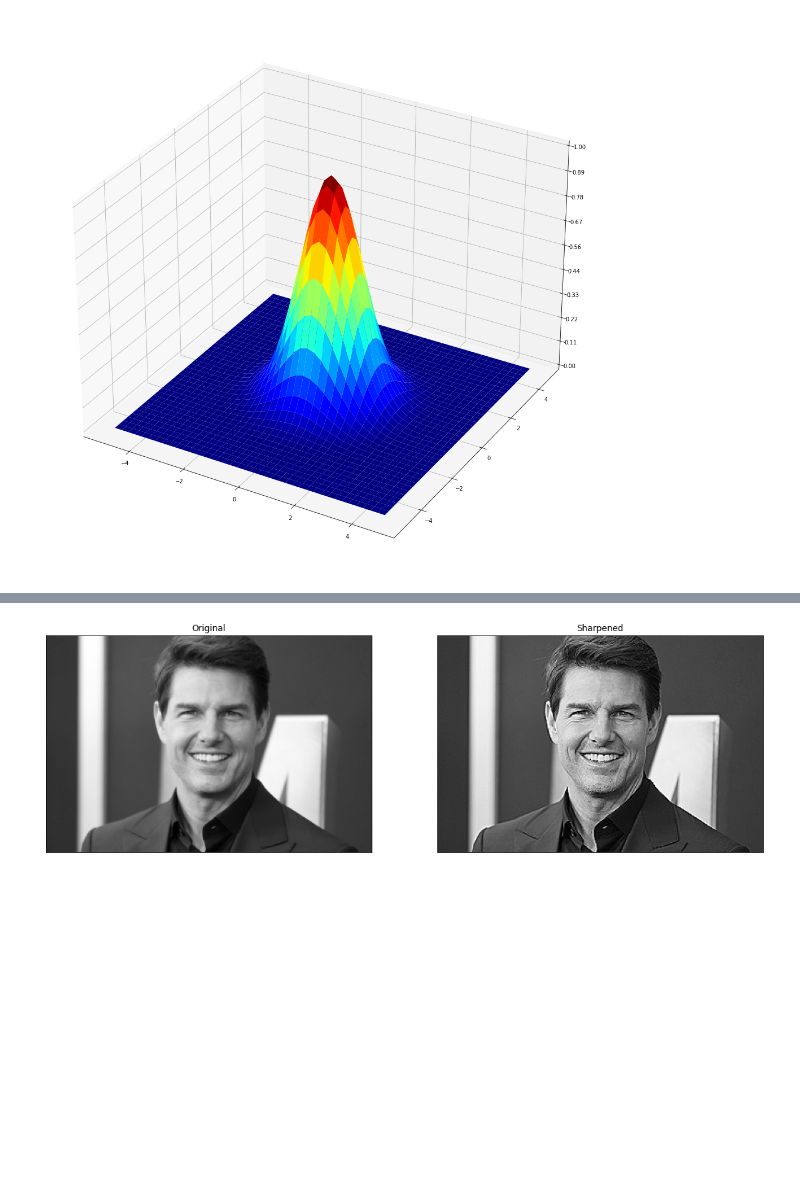
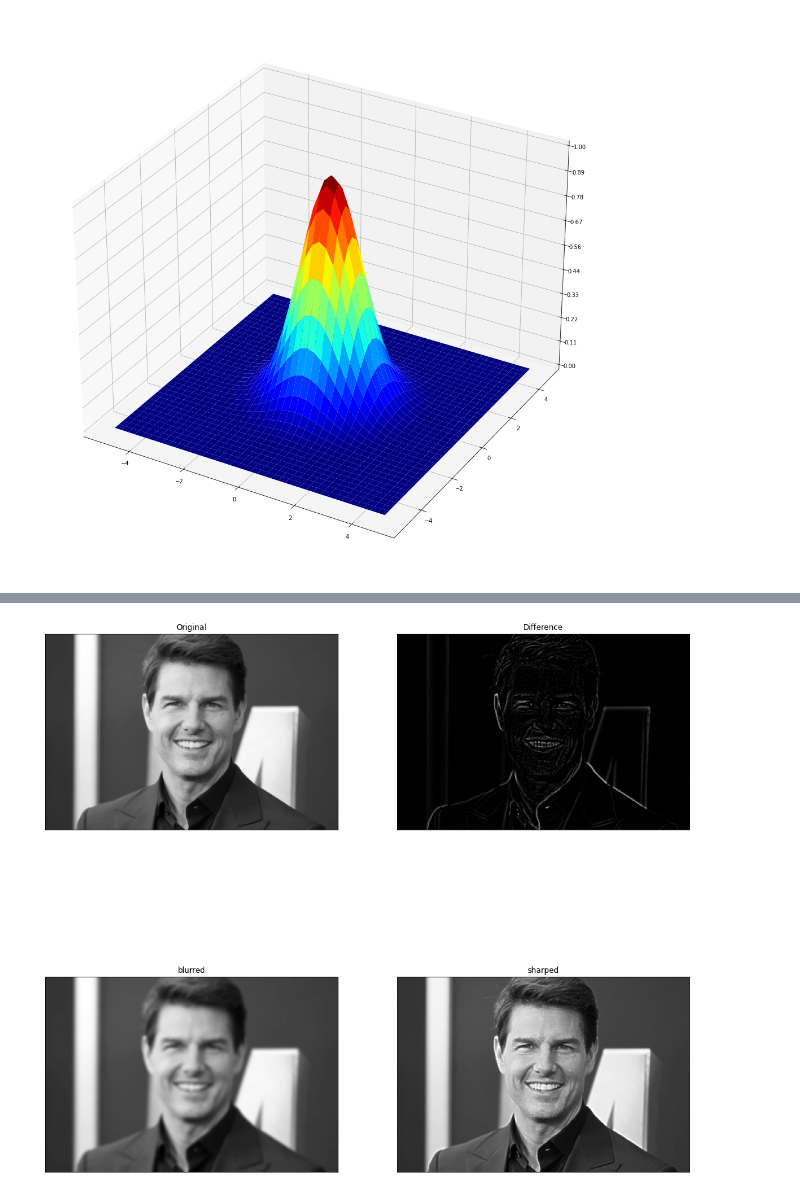
Before and after one commit to pankajan-T/Image-Processing-Fundamental, a Jupyter notebook: Ex3/Exercise_3.ipynb, the cells around one changed output, grey strips where cells are left out. Saved outputs shown, nothing was run; the diff lists cells and outputs as text; code cells hidden in the pictures; blank space fills up the shorter version.

```diff
--- a/Ex3/Exercise_3.ipynb
+++ b/Ex3/Exercise_3.ipynb
@@ -166,21 +171,32 @@ ModuleNotFoundError: No module named 'skimage'
 # %%
 
+#Q4
 
-img = cv.imread('tom.jpg', cv.IMREAD_REDUCED_GRAYSCALE_2)
+tom = cv.imread('tom.jpg', cv.IMREAD_REDUCED_GRAYSCALE_2)
 
 # Sobel vertical
-kernel = np.array([(0, -1, 0), (-1, 5, -1), (0, -1, 0)], dtype='float')
-imgc = cv.filter2D(img,-1,kernel)
+sigma =2
+
+gaussian_1D = cv.getGaussianKernel(5,sigma)
+lp=cv.sepFilter2D(tom,-1,gaussian_1D,gaussian_1D,anchor=(-1,-1),delta=0,borderType=cv.BORDER_REPLICATE)
+hp = cv.subtract(tom,lp)
+
+sharp = cv.addWeighted(tom,1.0,hp,1.5,0)
 
 
-
-fig, axes  = plt.subplots(1,2, sharex='all', sharey='all', figsize=(18,18))
-axes[0].imshow(img, cmap='gray')
-axes[0].set_title('Original')
-axes[0].set_xticks([]), axes[0].set_yticks([])
-axes[1].imshow(imgc, cmap='gray')
-axes[1].set_title('Sharpened')
-axes[1].set_xticks([]), axes[1].set_yticks([])
+fig, axes  = plt.subplots(2,2, sharex='all', sharey='all', figsize=(18,18))
+axes[0][0].imshow(tom, cmap='gray')
+axes[0][0].set_title('Original')
+axes[0][0].set_xticks([]), axes[0][0].set_yticks([])
+axes[1][0].imshow(lp, cmap='gray')
+axes[1][0].set_title('blurred')
+axes[1][0].set_xticks([]), axes[1][0].set_yticks([])
+axes[0][1].imshow(hp, cmap='gray')
+axes[0][1].set_title('Difference')
+axes[0][1].set_xticks([]), axes[0][1].set_yticks([])
+axes[1][1].imshow(sharp, cmap='gray')
+axes[1][1].set_title('sharped')
+axes[1][1].set_xticks([]), axes[1][1].set_yticks([])
 plt.show()
 # %% [output]
-[figure, old version]
+[figure, new version]
```
Also changed, not shown: parts of 8 cells of this notebook, 5 other files.
